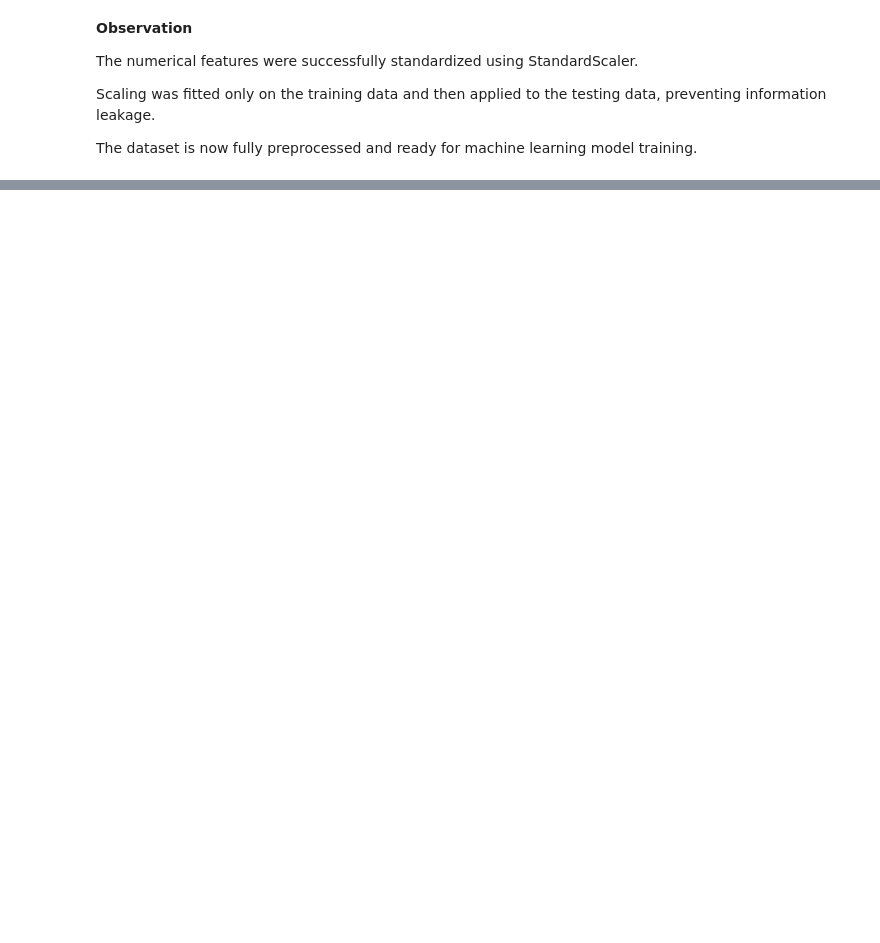
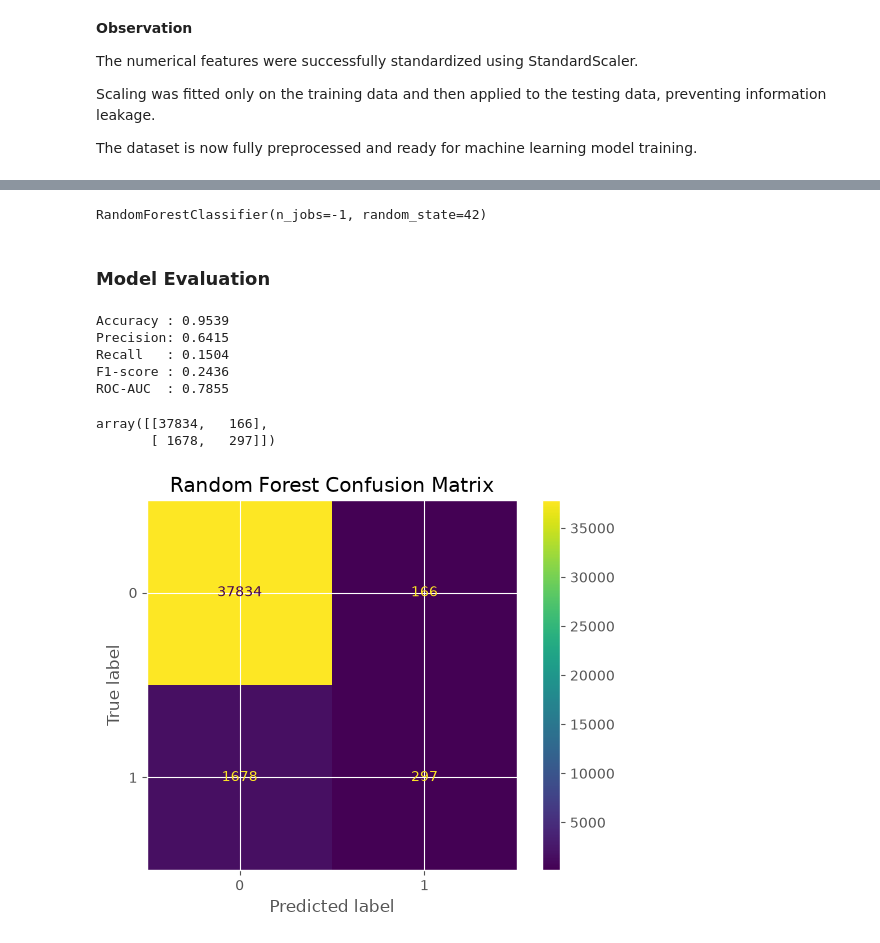
Before and after one commit to slavenageorgieva7-ui/Machine-Learning, a Jupyter notebook: Project 3(1).ipynb, the cells around one changed output, grey strips where cells are left out. Drawn from its saved outputs; the diff is of its cells as text; code cells hidden in the pictures; blank space fills up the shorter version.

```diff
--- a/Project 3(1).ipynb
+++ b/Project 3(1).ipynb
@@ -1495,0 +1664,12 @@ The dataset is now fully preprocessed and ready for machine learning model train
+# %%
+random_forest = RandomForestClassifier(
+    n_estimators=100,
+    random_state=42,
+    n_jobs=-1
+)
+# %%
+random_forest.fit(X_train, y_train)
+# %% [output]
+RandomForestClassifier(n_jobs=-1, random_state=42)
+# %%
+y_pred_rf = random_forest.predict(X_test)
@@ -1495,0 +1678,29 @@ The dataset is now fully preprocessed and ready for machine learning model train
+# %% [markdown]
+### Model Evaluation
+# %%
+print("Accuracy :", round(accuracy_score(y_test, y_pred_rf),4))
+print("Precision:", round(precision_score(y_test, y_pred_rf),4))
+print("Recall   :", round(recall_score(y_test, y_pred_rf),4))
+print("F1-score :", round(f1_score(y_test, y_pred_rf),4))
+print("ROC-AUC  :", round(roc_auc_score(y_test, y_prob_rf),4))
+# %% [output]
+Accuracy : 0.9539
+Precision: 0.6415
+Recall   : 0.1504
+F1-score : 0.2436
+ROC-AUC  : 0.7855
+# %%
+cm_rf = confusion_matrix(y_test, y_pred_rf)
+
+cm_rf
+# %% [output]
+array([[37834,   166],
+       [ 1678,   297]])
+# %%
+ConfusionMatrixDisplay(cm_rf).plot()
+
+plt.title("Random Forest Confusion Matrix")
+
+plt.show()
+# %% [output]
+[figure, added]
```
Also changed, not shown: parts of 33 cells of this notebook.
